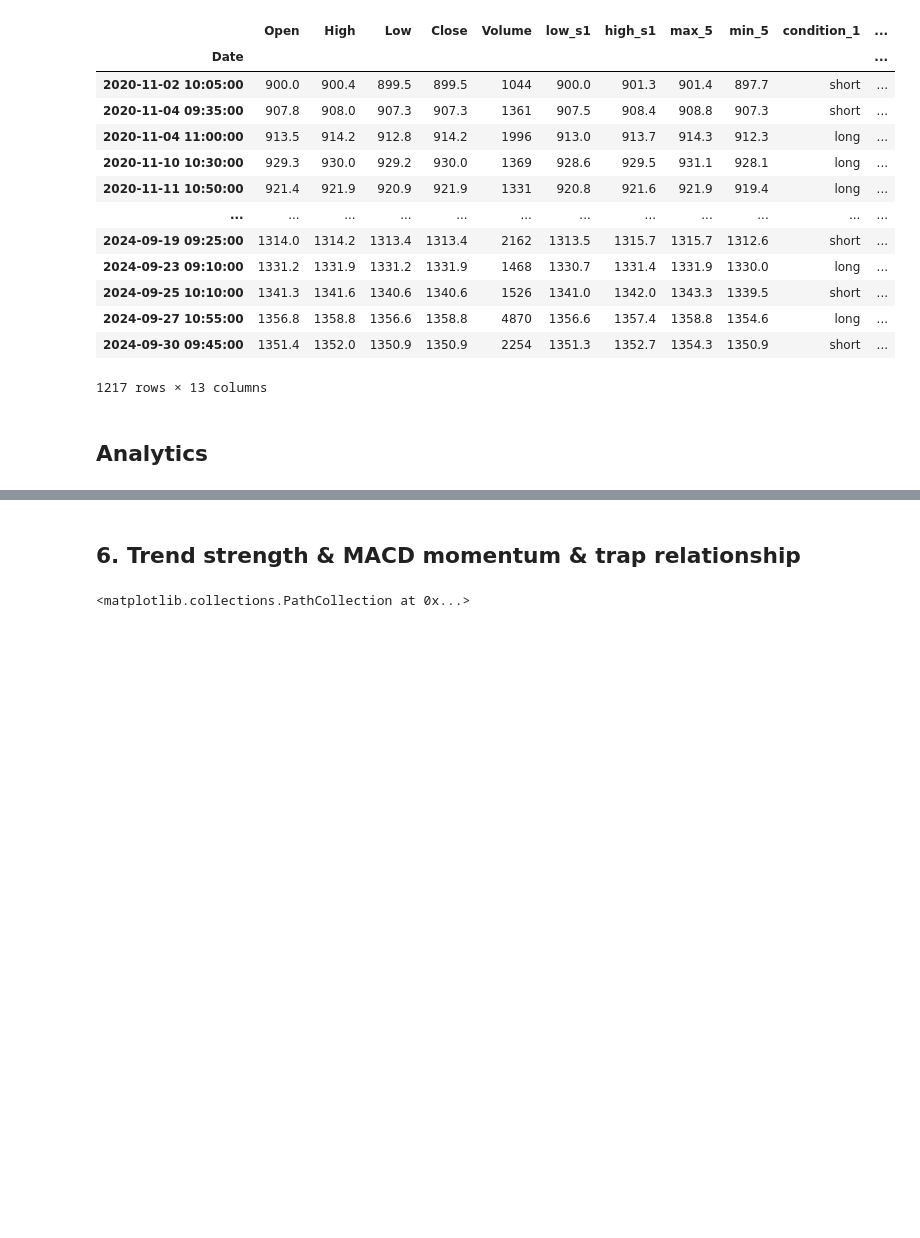
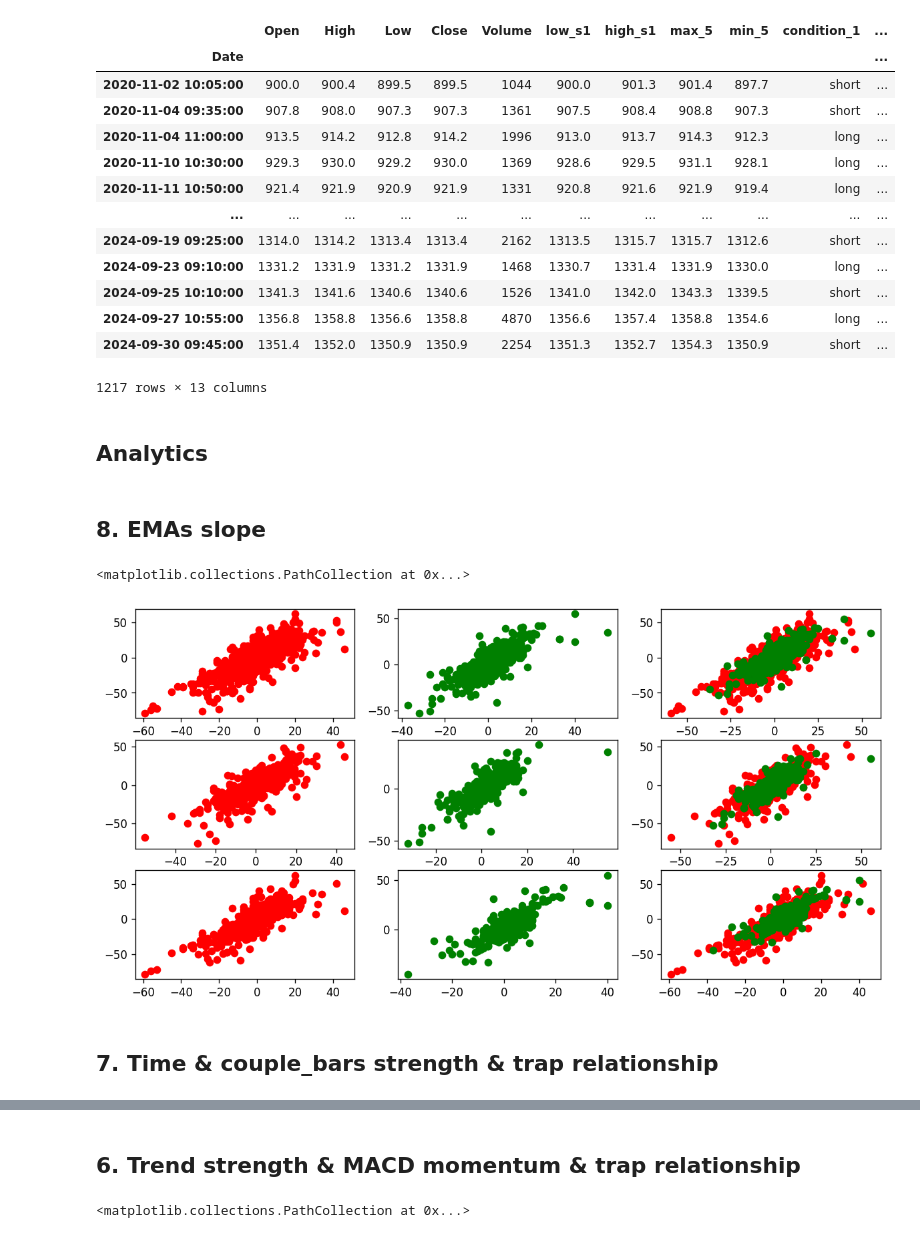
Before and after one commit to zuongthaotn/phantich-chungkhoan, a Jupyter notebook: VN30F1M/Couple_candlesticks_v1.ipynb, the cells around one changed output, grey strips where cells are left out. Saved outputs shown, nothing was run; the diff lists cells and outputs as text; code cells hidden in the pictures; blank space fills up the shorter version.

```diff
--- a/VN30F1M/Couple_candlesticks_v1.ipynb
+++ b/VN30F1M/Couple_candlesticks_v1.ipynb
@@ -60,7 +60,7 @@ def set_condition_2(r):
 
 def get_couple_candleticks_signal(r):
     signal = ''
-    if 100 * r.name.hour + r.name.minute == 1425:
+    if 100 * r.name.hour + r.name.minute >= 1425:
         return signal
     if r['condition_1'] == 'short' and r['condition_2'] == 'short':
         signal = 'short'
@@ -150,3 +150,53 @@ data = data.assign(ADX42=adx42['ADX_42'])
 data = data.assign(ADX5=adx5['ADX_5'])
 macd = ta.macd(data['Close'], 26, 12, 9)
 data = data.assign(MACDh=macd['MACDh_12_26_9']).rename(columns={'MACDh_12_26_9': 'MACDh'})    # Histogram
+# %% [markdown]
+## 8. EMAs slope
+# %%
+df8 = data[["Open", "Close", "High", "Low", "signal", "trap"]].copy()
+#
+df8["ema"] = ta.ema(df8["Close"], length=20)
+df8["ema_slope1"] = df8["ema"] - df8["ema"].shift(26)
+df8["ema_slope1"] = round(df8["ema_slope1"])
+df8["ema_slope2"] = df8["ema"] - df8["ema"].shift(51)
+df8["ema_slope2"] = round(df8["ema_slope2"], 1)
+#
+signal_data = df8[df8.signal != '']
+long_signals = signal_data[signal_data.signal == 'long']
+short_signals = signal_data[signal_data.signal == 'short']
+trap_signals = signal_data[signal_data.trap == 1]
+real_signals = signal_data[signal_data.trap == 0]
+long_trap_signals = trap_signals[trap_signals.signal == 'long']
+short_trap_signals = trap_signals[trap_signals.signal == 'short']
+long_real_signals = real_signals[real_signals.signal == 'long']
+short_real_signals = real_signals[real_signals.signal == 'short']
+# %%
+plt.subplot(3, 3, 1)
+plt.scatter(trap_signals['ema_slope1'], trap_signals['ema_slope2'], c='red')
+plt.subplot(3, 3, 2)
+plt.scatter(real_signals['ema_slope1'], real_signals['ema_slope2'], c='green')
+plt.subplot(3, 3, 3)
+plt.scatter(trap_signals['ema_slope1'], trap_signals['ema_slope2'], c='red')
+plt.scatter(real_signals['ema_slope1'], real_signals['ema_slope2'], c='green')
+#
+plt.subplot(3, 3, 4)
+plt.scatter(long_trap_signals['ema_slope1'], long_trap_signals['ema_slope2'], c='red')
+plt.subplot(3, 3, 5)
+plt.scatter(long_real_signals['ema_slope1'], long_real_signals['ema_slope2'], c='green')
+plt.subplot(3, 3, 6)
+plt.scatter(long_trap_signals['ema_slope1'], long_trap_signals['ema_slope2'], c='red')
+plt.scatter(long_real_signals['ema_slope1'], long_real_signals['ema_slope2'], c='green')
+#
+#
+plt.subplot(3, 3, 7)
+plt.scatter(short_trap_signals['ema_slope1'], short_trap_signals['ema_slope2'], c='red')
+plt.subplot(3, 3, 8)
+plt.scatter(short_real_signals['ema_slope1'], short_real_signals['ema_slope2'], c='green')
+plt.subplot(3, 3, 9)
+plt.scatter(short_trap_signals['ema_slope1'], short_trap_signals['ema_slope2'], c='red')
+plt.scatter(short_real_signals['ema_slope1'], short_real_signals['ema_slope2'], c='green')
+# %% [output]
+<matplotlib.collections.PathCollection at 0x...>
+[figure, added]
+# %% [markdown]
+## 7. Time & couple_bars strength & trap relationship
```
Also changed, not shown: parts of 15 cells of this notebook, 1 other file.
